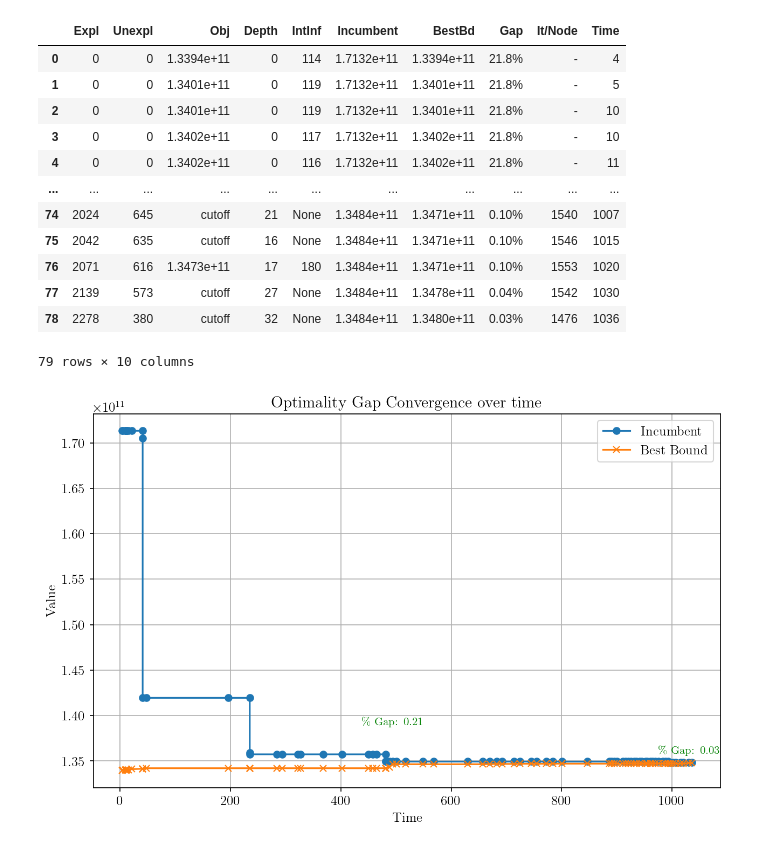
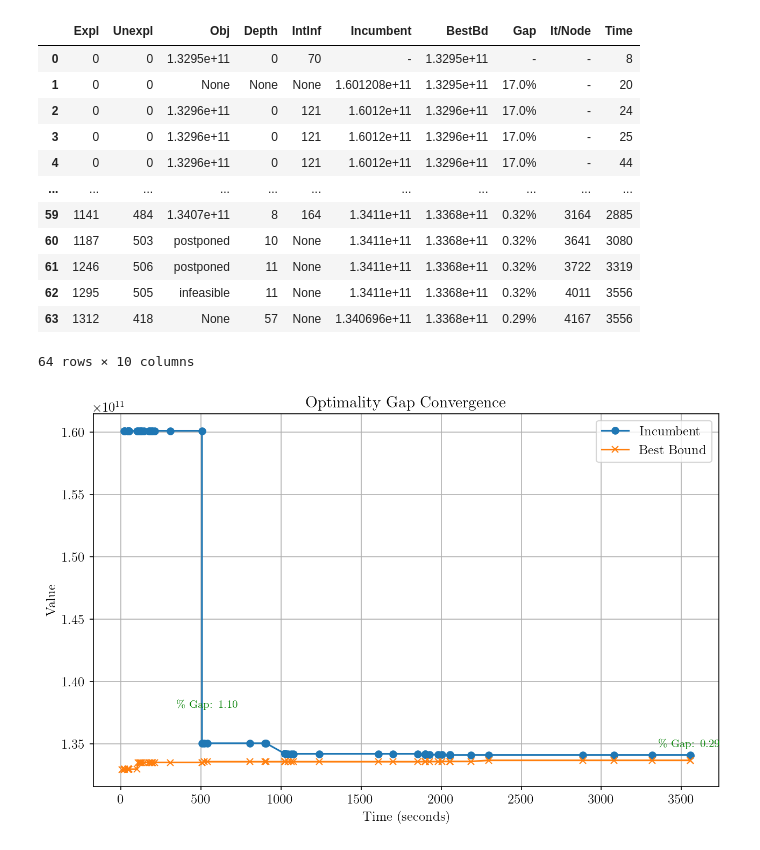
Before and after one commit to nuhorchak/Vaccine_Tender, a Jupyter notebook: Two Stage Deterministic equivalent/plot_solution_convergence.ipynb, the cells around one changed output. Cells and saved outputs as stored; diff of their text form; code cells hidden in the pictures.

```diff
--- a/Two Stage Deterministic equivalent/plot_solution_convergence.ipynb
+++ b/Two Stage Deterministic equivalent/plot_solution_convergence.ipynb
@@ -69,7 +69,7 @@ def parse_data_with_markers(data):
     return processed_df
 # %%
 # Open and read the file as plain text
-with open('log_output_5_scenarios_5deltas_true_overlap_true_capacity.json', 'r') as file:
+with open('log_output_10_scenarios_5deltas_true_overlap_true_capacity.json', 'r') as file:
     text = file.read()
 
 # Define the start and end markers for the data extraction
@@ -88,49 +88,49 @@ df_with_markers = parse_data_with_markers(extracted_data)
 df_with_markers
 # %% [output]
 |  | Expl | Unexpl | Obj | Depth | IntInf | Incumbent | BestBd | Gap | It/Node | Time |
-| 0 | 0 | 0 | 1.3394e+11 | 0 | 114 | 1.7132e+11 | 1.3394e+11 | 21.8% | - | 4 |
-| 1 | 0 | 0 | 1.3401e+11 | 0 | 119 | 1.7132e+11 | 1.3401e+11 | 21.8% | - | 5 |
-| 2 | 0 | 0 | 1.3401e+11 | 0 | 119 | 1.7132e+11 | 1.3401e+11 | 21.8% | - | 10 |
-| 3 | 0 | 0 | 1.3402e+11 | 0 | 117 | 1.7132e+11 | 1.3402e+11 | 21.8% | - | 10 |
-| 4 | 0 | 0 | 1.3402e+11 | 0 | 116 | 1.7132e+11 | 1.3402e+11 | 21.8% | - | 11 |
+| 0 | 0 | 0 | 1.3295e+11 | 0 | 70 | - | 1.3295e+11 | - | - | 8 |
+| 1 | 0 | 0 | None | None | None | 1.601208e+11 | 1.3295e+11 | 17.0% | - | 20 |
+| 2 | 0 | 0 | 1.3296e+11 | 0 | 121 | 1.6012e+11 | 1.3296e+11 | 17.0% | - | 24 |
+| 3 | 0 | 0 | 1.3296e+11 | 0 | 121 | 1.6012e+11 | 1.3296e+11 | 17.0% | - | 25 |
+| 4 | 0 | 0 | 1.3296e+11 | 0 | 121 | 1.6012e+11 | 1.3296e+11 | 17.0% | - | 44 |
 | ... | ... | ... | ... | ... | ... | ... | ... | ... | ... | ... |
-| 74 | 2024 | 645 | cutoff | 21 | None | 1.3484e+11 | 1.3471e+11 | 0.10% | 1540 | 1007 |
-| 75 | 2042 | 635 | cutoff | 16 | None | 1.3484e+11 | 1.3471e+11 | 0.10% | 1546 | 1015 |
-| 76 | 2071 | 616 | 1.3473e+11 | 17 | 180 | 1.3484e+11 | 1.3471e+11 | 0.10% | 1553 | 1020 |
-| 77 | 2139 | 573 | cutoff | 27 | None | 1.3484e+11 | 1.3478e+11 | 0.04% | 1542 | 1030 |
-| 78 | 2278 | 380 | cutoff | 32 | None | 1.3484e+11 | 1.3480e+11 | 0.03% | 1476 | 1036 |
+| 59 | 1141 | 484 | 1.3407e+11 | 8 | 164 | 1.3411e+11 | 1.3368e+11 | 0.32% | 3164 | 2885 |
+| 60 | 1187 | 503 | postponed | 10 | None | 1.3411e+11 | 1.3368e+11 | 0.32% | 3641 | 3080 |
+| 61 | 1246 | 506 | postponed | 11 | None | 1.3411e+11 | 1.3368e+11 | 0.32% | 3722 | 3319 |
+| 62 | 1295 | 505 | infeasible | 11 | None | 1.3411e+11 | 1.3368e+11 | 0.32% | 4011 | 3556 |
+| 63 | 1312 | 418 | None | 57 | None | 1.340696e+11 | 1.3368e+11 | 0.29% | 4167 | 3556 |
-79 rows × 10 columns
+64 rows × 10 columns
 # %%
 # Convert values to floats if they are not already
 df = df_with_markers
 df['Incumbent'] = pd.to_numeric(df['Incumbent'], errors='coerce')
 df['BestBd'] = pd.to_numeric(df['BestBd'], errors='coerce')
 
 # Plotting Incumbent and BestBd versus Time
 plt.figure(figsize=(10, 6))
 plt.plot(df['Time'], df['Incumbent'], label='Incumbent', marker='o')
 plt.plot(df['Time'], df['BestBd'], label='Best Bound', marker='x')
 
 # Coordinates for the last points of each line
 x_last_time = df['Time'].iloc[-1]
 incumbent_last_value = df['Incumbent'].iloc[-1]
 bestbd_last_value = df['BestBd'].iloc[-1]
 final_gap = df['Gap'].iloc[-1]  # This should already be a string if it's a percentage
 mid_gap = df_with_markers['Gap'].iloc[32]
 
 plt.annotate(f'\% Gap: {final_gap}', xy=(x_last_time-5, bestbd_last_value + (bestbd_last_value/100)),
         textcoords='data',ha='center', va='center', fontsize=10, color = 'green')
 
 plt.annotate(f'\% Gap: {mid_gap}', xy=(df['Time'].iloc[32], bestbd_last_value + (bestbd_last_value/30)),
         textcoords='data',ha='center', va='center', fontsize=10, color = 'green')
 
 # Adding labels, title, and grid
-plt.xlabel('Time')
+plt.xlabel('Time (seconds)')
 plt.ylabel('Value')
-plt.title('Optimality Gap Convergence over time')
+plt.title('Optimality Gap Convergence')
 plt.legend()
 plt.grid(True)
-plt.savefig('two_stage_five_scenario_five_deltas.pdf', bbox_inches='tight', pad_inches=0.1, dpi=600)
+plt.savefig('two_stage_ten_scenario_5_delta.pdf', bbox_inches='tight', pad_inches=0.1, dpi=600)
 plt.show()
 # %% [output]
-[figure, old version]
+[figure, new version]
```
Also changed, not shown: 11 other files.
